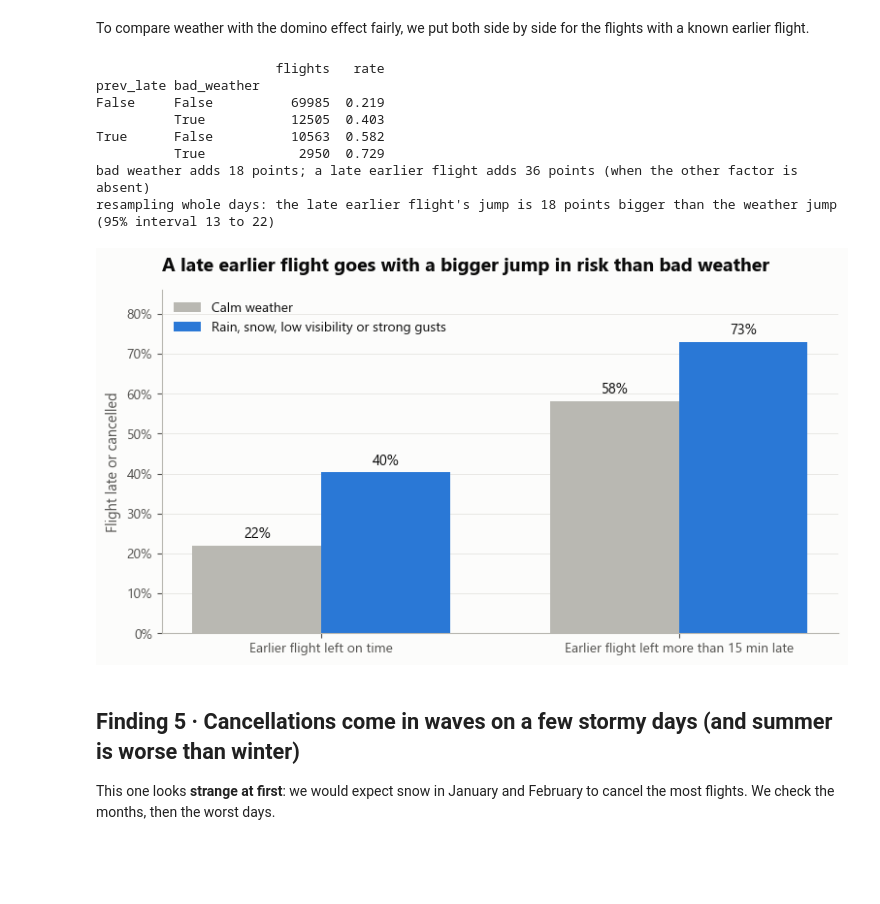
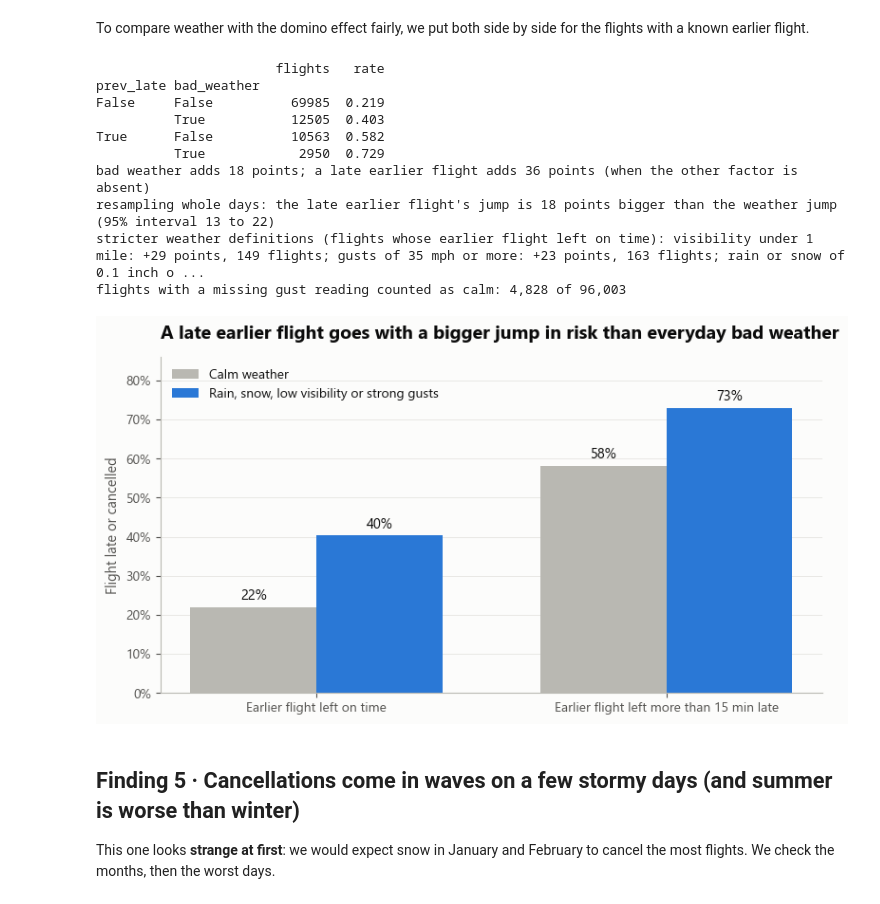
Before and after one commit to bssam99/nyc-flights-2023-delay-prediction, a Jupyter notebook: notebooks/02_explore.ipynb, the cells around one changed output. Drawn from its saved outputs; the diff is of its cells as text; code cells hidden in the pictures; blank space fills up the shorter version.

```diff
--- a/notebooks/02_explore.ipynb
+++ b/notebooks/02_explore.ipynb
@@ -312,6 +312,18 @@ cell_counts = [per_day_counts(k["date"].to_numpy(), k["late_or_cancelled"].to_nu
                for late_, bad_ in [(False, False), (True, False), (False, True)]]
 gap_jumps, gap_jumps_lo, gap_jumps_hi = day_bootstrap_cells(cell_counts, lambda r: ((r[1] - r[0]) - (r[2] - r[0])) * 100)
 print(f"resampling whole days: the late earlier flight's jump is {gap_jumps:.0f} points bigger than the weather jump (95% interval {gap_jumps_lo:.0f} to {gap_jumps_hi:.0f})")
+
+# How much does the answer depend on what we call "bad weather"? Our definition is broad (any rain or snow, visibility under 3 miles, or gusts of 25 mph or more), and flights with
+# a missing gust reading count as calm. With stricter definitions the weather jump gets larger, but it covers very few flights.
+def weather_jump(mask):
+    on_time = k[~k["prev_late"]]
+    hit = on_time.loc[mask[on_time.index], "late_or_cancelled"]
+    return (hit.mean() - on_time.loc[~mask[on_time.index], "late_or_cancelled"].mean()) * 100, len(hit)
+stricter = {"visibility under 1 mile": k["visib"] < 1, "gusts of 35 mph or more": k["wind_gust"] >= 35, "rain or snow of 0.1 inch or more": k["precip"] >= 0.1}
+sensitivity = {name: weather_jump(mask) for name, mask in stricter.items()}
+sensitivity_text = "; ".join(f"{name}: +{jump:.0f} points, {n:,} flights" for name, (jump, n) in sensitivity.items())
+print("stricter weather definitions (flights whose earlier flight left on time):", sensitivity_text)
+print(f"flights with a missing gust reading counted as calm: {int(k['wind_gust'].isna().sum()):,} of {len(k):,}")
 # %% [output]
                        flights   rate
 prev_late bad_weather
@@ -321,25 +333,27 @@ True      False          10563  0.582
           True            2950  0.729
 bad weather adds 18 points; a late earlier flight adds 36 points (when the other factor is absent)
 resampling whole days: the late earlier flight's jump is 18 points bigger than the weather jump (95% interval 13 to 22)
+stricter weather definitions (flights whose earlier flight left on time): visibility under 1 mile: +29 points, 149 flights; gusts of 35 mph or more: +23 points, 163 flights; rain or snow of 0.1 inch o ...
+flights with a missing gust reading counted as calm: 4,828 of 96,003
 # %%
 fig, ax = plt.subplots(figsize=(9, 4.6))
 x, w = np.arange(2), 0.36
 calm_r = [two.loc[(False, False), "rate"], two.loc[(True, False), "rate"]]
 bad_r = [two.loc[(False, True), "rate"], two.loc[(True, True), "rate"]]
 b1 = ax.bar(x - w / 2, calm_r, w, color=viz.GREY, label="Calm weather")
 b2 = ax.bar(x + w / 2, bad_r, w, color=viz.BLUE, label="Rain, snow, low visibility or strong gusts")
 for bars in (b1, b2):
     for r in bars:
         ax.annotate(f"{r.get_height():.0%}", (r.get_x() + r.get_width() / 2, r.get_height()), ha="center", va="bottom", fontsize=10.5, xytext=(0, 3), textcoords="offset points")
 ax.set_xticks(x); ax.set_xticklabels(["Earlier flight left on time", "Earlier flight left more than 15 min late"])
 ax.yaxis.set_major_formatter(PercentFormatter(1, decimals=0))
 ax.set_ylim(0, max(bad_r) * 1.18)
 ax.legend(loc="upper left")
-ax.set_title("A late earlier flight goes with a bigger jump in risk than bad weather")
+ax.set_title("A late earlier flight goes with a bigger jump in risk than everyday bad weather")
 ax.set_ylabel("Flight late or cancelled")
 chart4 = viz.save_figure(fig, "02_weather.png")
 plt.show()
 # %% [output]
-[figure, old version]
+[figure, new version]
 # %%
 findings.append(dict(
```
Also changed, not shown: parts of 6 cells of this notebook, 41 other files.
